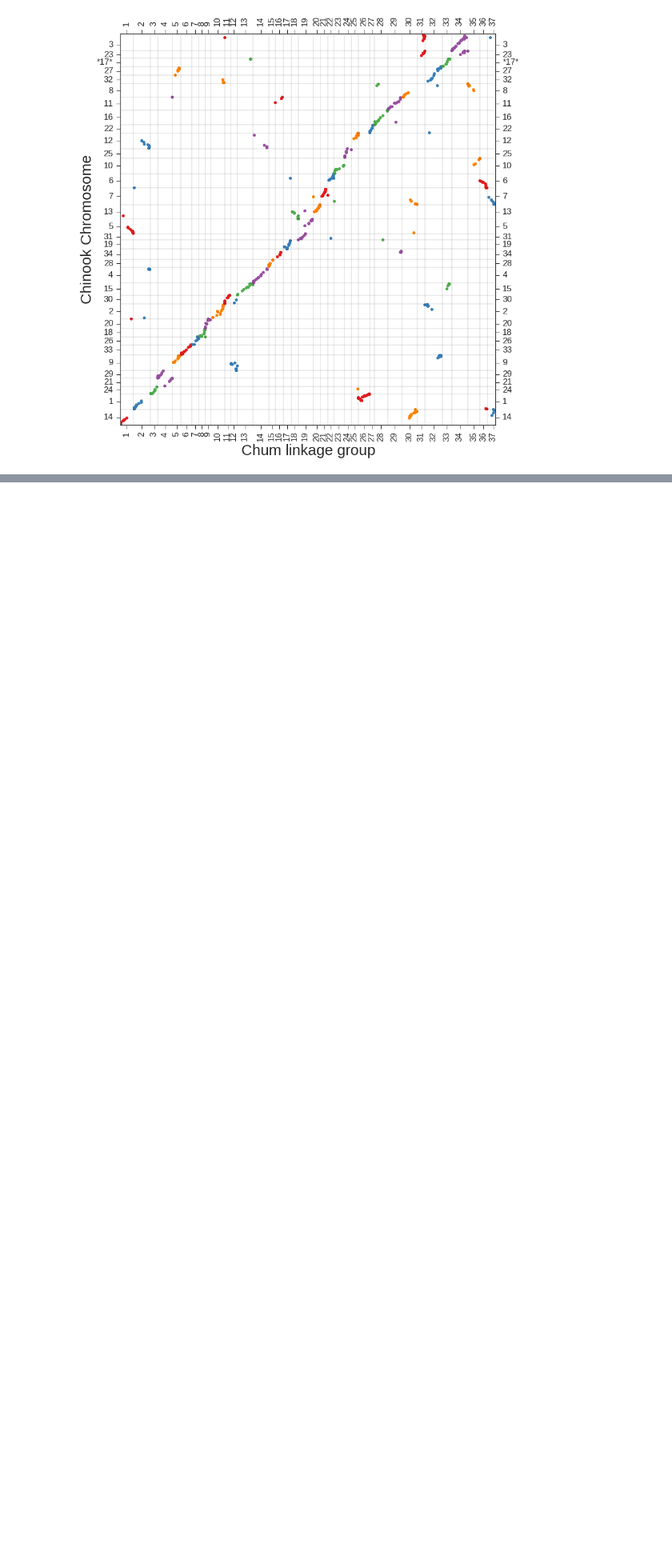
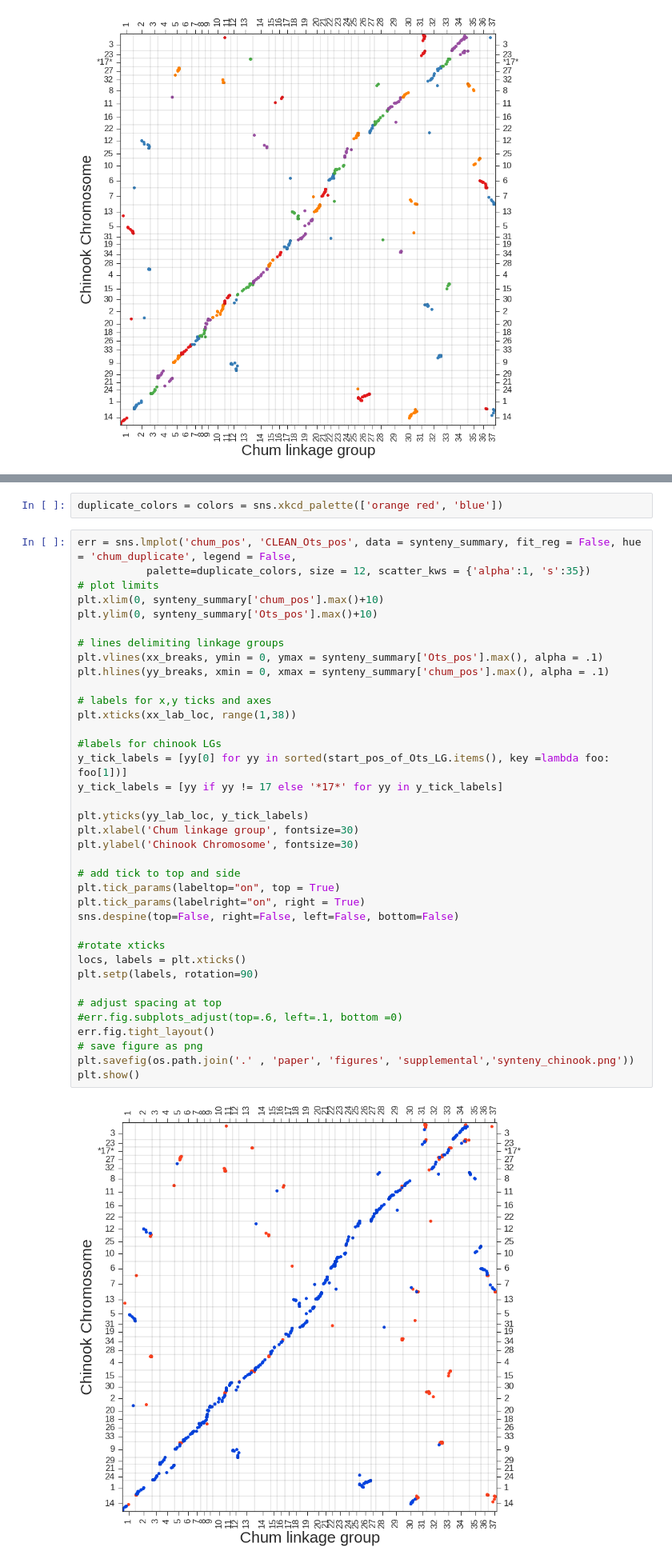
Before and after one commit to rwaples/chum_populations, a Jupyter notebook: Align to Chinook.ipynb, the cells around one changed output, grey strips where cells are left out. Shown at 80% size. Cells and saved outputs as stored; diff of their text form; blank space fills up the shorter version.

```diff
--- a/Align to Chinook.ipynb
+++ b/Align to Chinook.ipynb
@@ -452,3 +436,44 @@ synteny_summary.head(1)
+# %%
+duplicate_colors = colors = sns.xkcd_palette(['orange red', 'blue'])
+# %%
+err = sns.lmplot('chum_pos', 'CLEAN_Ots_pos', data = synteny_summary, fit_reg = False, hue = 'chum_duplicate', legend = False,
+           palette=duplicate_colors, size = 12, scatter_kws = {'alpha':1, 's':35})
+# plot limits
+plt.xlim(0, synteny_summary['chum_pos'].max()+10)
+plt.ylim(0, synteny_summary['Ots_pos'].max()+10)
+
+# lines delimiting linkage groups
+plt.vlines(xx_breaks, ymin = 0, ymax = synteny_summary['Ots_pos'].max(), alpha = .1)
+plt.hlines(yy_breaks, xmin = 0, xmax = synteny_summary['chum_pos'].max(), alpha = .1)
+
+# labels for x,y ticks and axes
+plt.xticks(xx_lab_loc, range(1,38))
+
+#labels for chinook LGs
+y_tick_labels = [yy[0] for yy in sorted(start_pos_of_Ots_LG.items(), key =lambda foo: foo[1])]
+y_tick_labels = [yy if yy != 17 else '*17*' for yy in y_tick_labels]
+
+plt.yticks(yy_lab_loc, y_tick_labels)
+plt.xlabel('Chum linkage group', fontsize=30)
+plt.ylabel('Chinook Chromosome', fontsize=30)
+
+# add tick to top and side
+plt.tick_params(labeltop="on", top = True)
+plt.tick_params(labelright="on", right = True)
+sns.despine(top=False, right=False, left=False, bottom=False)
+
+#rotate xticks
+locs, labels = plt.xticks()
+plt.setp(labels, rotation=90)
+
+# adjust spacing at top
+#err.fig.subplots_adjust(top=.6, left=.1, bottom =0)
+err.fig.tight_layout()
+# save figure as png
+plt.savefig(os.path.join('.' , 'paper', 'figures', 'supplemental','synteny_chinook.png'))
+plt.show()
+# %% [output]
+[figure, added]
 # %%
 sns.lmplot('chum_LG', 'chum_cM', data = synteny_summary, fit_reg = False, hue = 'Ots_LG', legend = True,
            #palette=sns.color_palette("Set1", 34),
```
Also changed, not shown: parts of 8 cells of this notebook, 40 other files.
